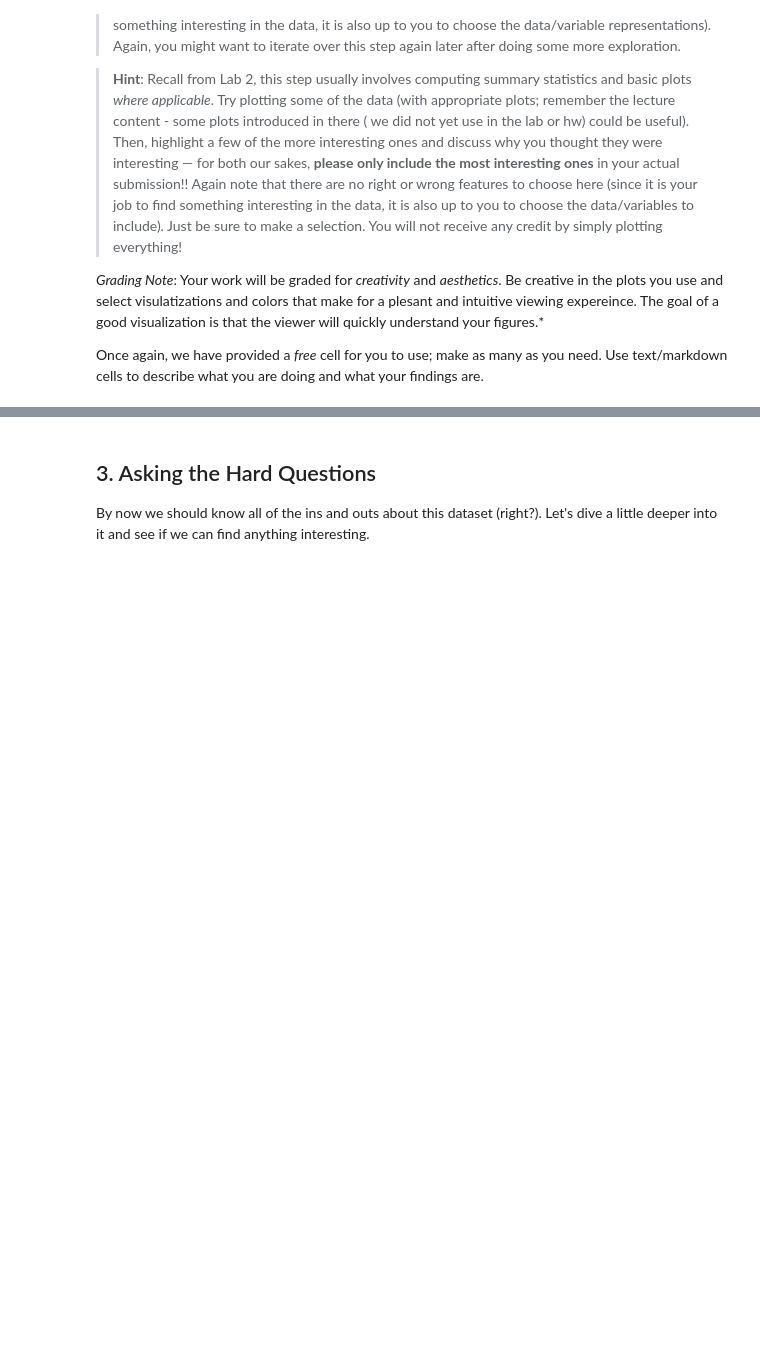
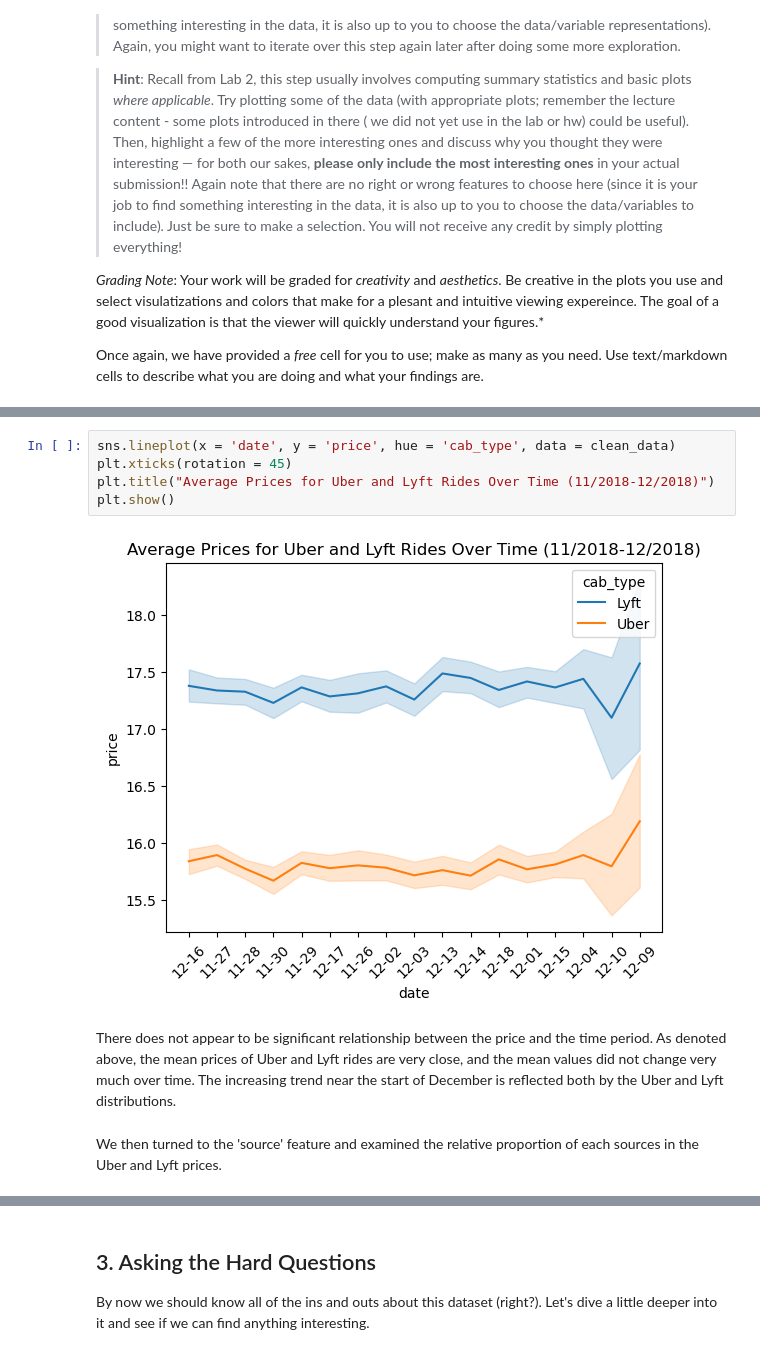
Before and after one commit to jumonlala/217_final_project, a Jupyter notebook: hw6.ipynb, the cells around one changed output, grey strips where cells are left out. Cells and saved outputs as stored; diff of their text form; blank space fills up the shorter version.

```diff
--- a/hw6.ipynb
+++ b/hw6.ipynb
@@ -467,0 +288,11 @@ Name: name, dtype: int64
+# %%
+sns.lineplot(x = 'date', y = 'price', hue = 'cab_type', data = clean_data)
+plt.xticks(rotation = 45)
+plt.title("Average Prices for Uber and Lyft Rides Over Time (11/2018-12/2018)")
+plt.show()
+# %% [output]
+[figure, added]
+# %% [markdown]
+There does not appear to be significant relationship between the price and the time period. As denoted above, the mean prices of Uber and Lyft rides are very close, and the mean values did not change very much over time. The increasing trend near the start of December is reflected both by the Uber and Lyft distributions.
+# %% [markdown]
+We then turned to the 'source' feature and examined the relative proportion of each sources in the Uber and Lyft prices.
```
Also changed, not shown: parts of 91 cells of this notebook.
